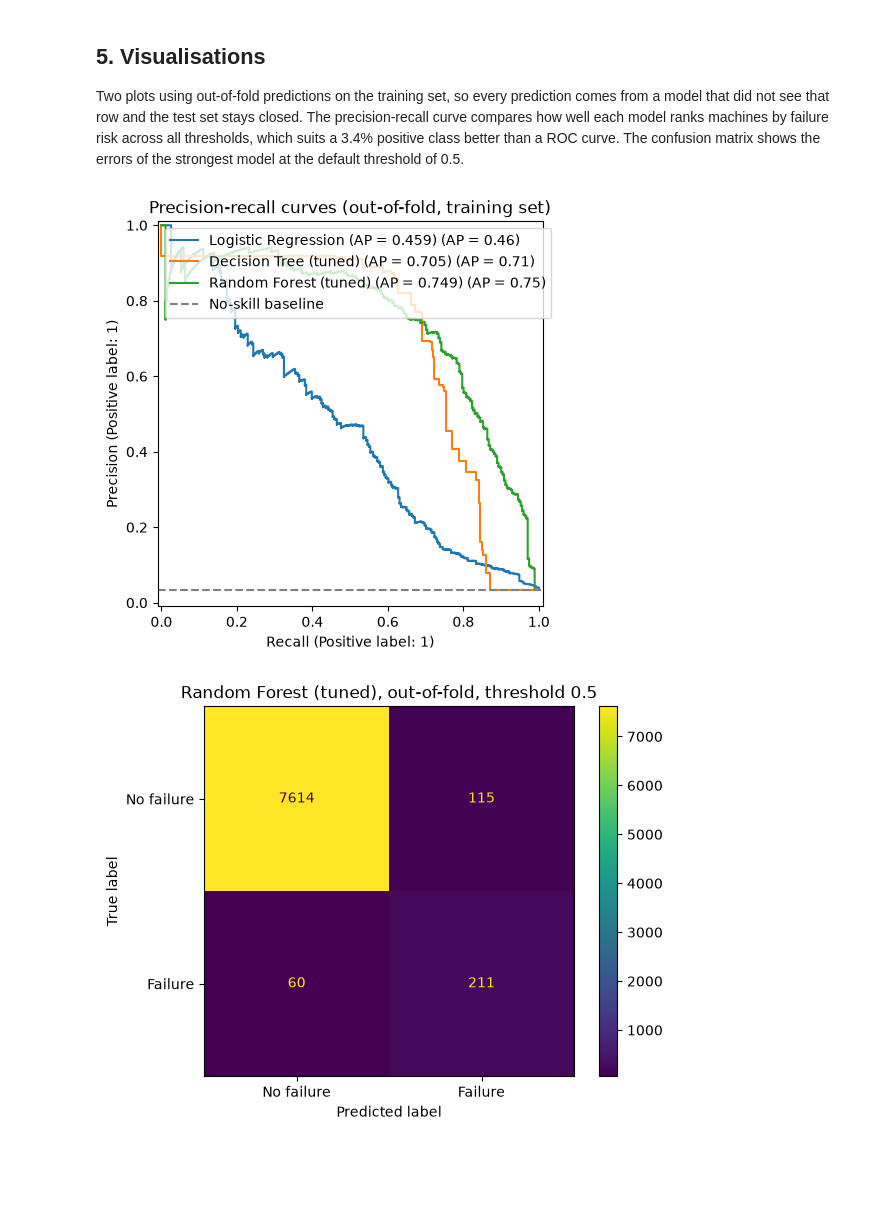
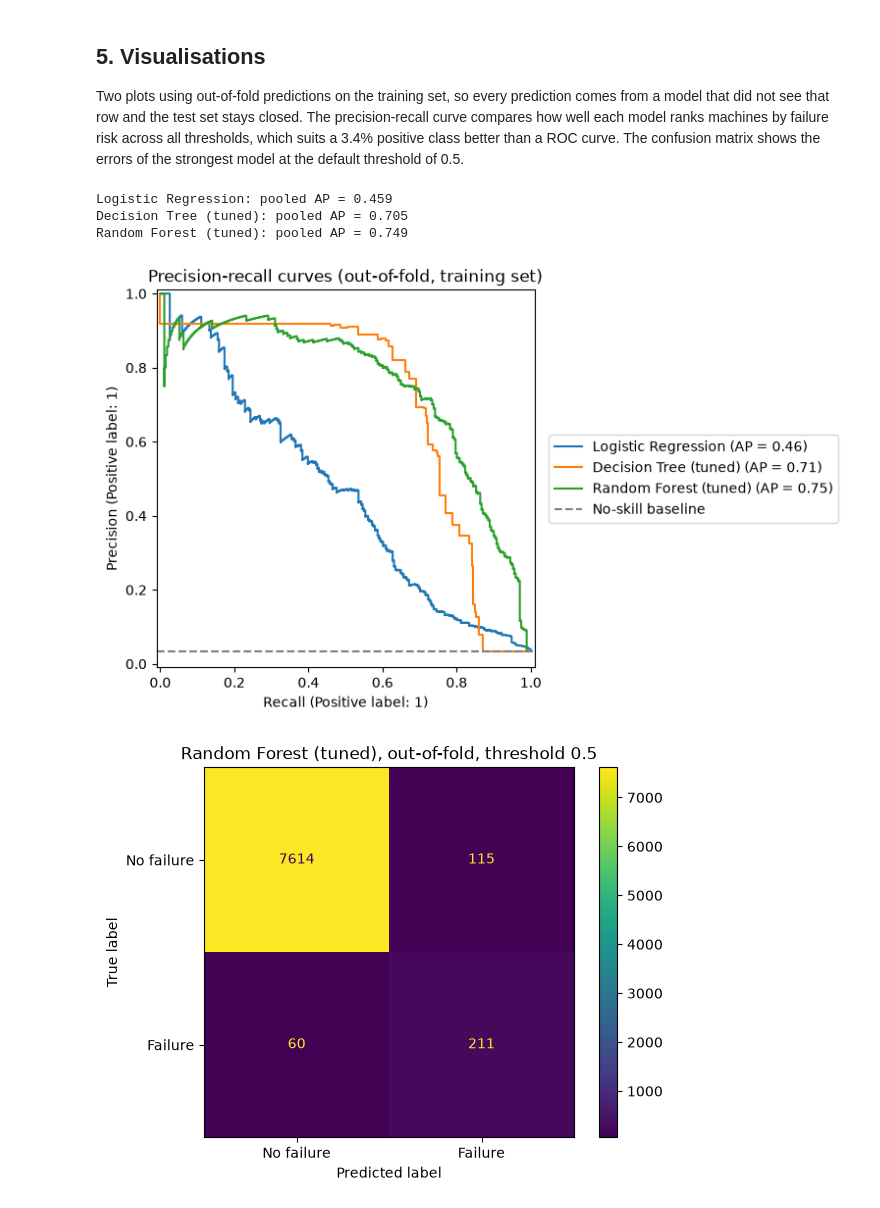
Before and after one commit to NathanL05/ct4101-ml-portfolio, a Jupyter notebook: notebooks/03_models_and_evaluation.ipynb, the cells around one changed output. Saved outputs shown, nothing was run; the diff lists cells and outputs as text; code cells hidden in the pictures; blank space fills up the shorter version.

Commit message:
Fix: graph labels

```diff
--- a/notebooks/03_models_and_evaluation.ipynb
+++ b/notebooks/03_models_and_evaluation.ipynb
@@ -296,29 +296,31 @@ Two plots using out-of-fold predictions on the training set, so every prediction
 # %%
 from sklearn.model_selection import cross_val_predict
 from sklearn.metrics import PrecisionRecallDisplay, ConfusionMatrixDisplay, average_precision_score
 
 final_models = {
     "Logistic Regression": LogisticRegression(max_iter=1000),
     "Decision Tree (tuned)": best_tree,
     "Random Forest (tuned)": best_rf,
 }
 
 oof_probs = {}
 for name, model in final_models.items():
     pipe = Pipeline([("prep", preprocessor), ("model", model)])
     oof_probs[name] = cross_val_predict(pipe, X_train, y_train, cv=cv, method="predict_proba")[:, 1]
 
-fig, ax = plt.subplots(figsize=(7, 5))
+fig, ax = plt.subplots(figsize=(9, 5))
 for name, prob in oof_probs.items():
-    PrecisionRecallDisplay.from_predictions(
-        y_train, prob, name=f"{name} (AP = {average_precision_score(y_train, prob):.3f})", ax=ax
-    )
+    PrecisionRecallDisplay.from_predictions(y_train, prob, name=name, ax=ax)
+    print(f"{name}: pooled AP = {average_precision_score(y_train, prob):.3f}")
 ax.axhline(y_train.mean(), color="grey", linestyle="--", label="No-skill baseline")
 ax.set_title("Precision-recall curves (out-of-fold, training set)")
-ax.legend()
+ax.legend(loc="center left", bbox_to_anchor=(1.02, 0.5))
 plt.show()
 # %% [output]
+Logistic Regression: pooled AP = 0.459
+Decision Tree (tuned): pooled AP = 0.705
+Random Forest (tuned): pooled AP = 0.749
-[figure, old version]
+[figure, new version]
 # %%
 oof_pred_rf = (oof_probs["Random Forest (tuned)"] >= 0.5).astype(int)
 
```
Also changed, not shown: parts of 1 cell of this notebook.
